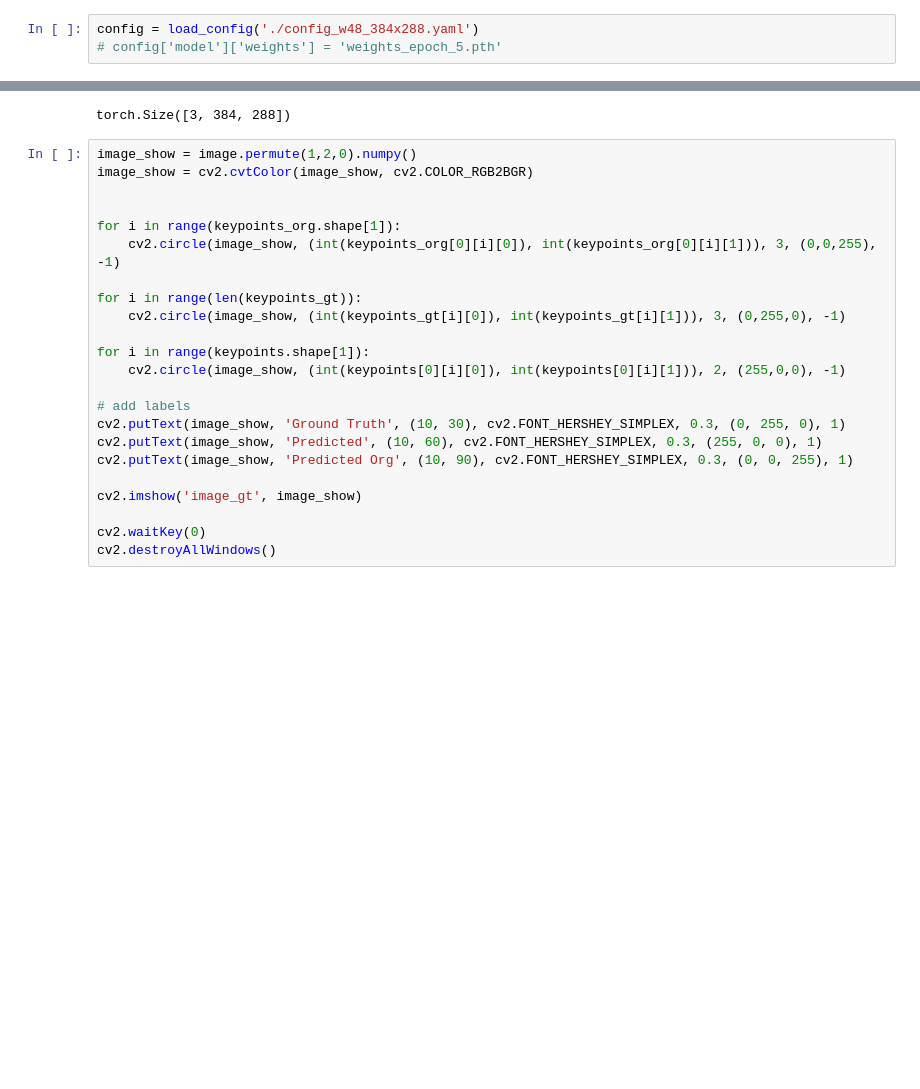
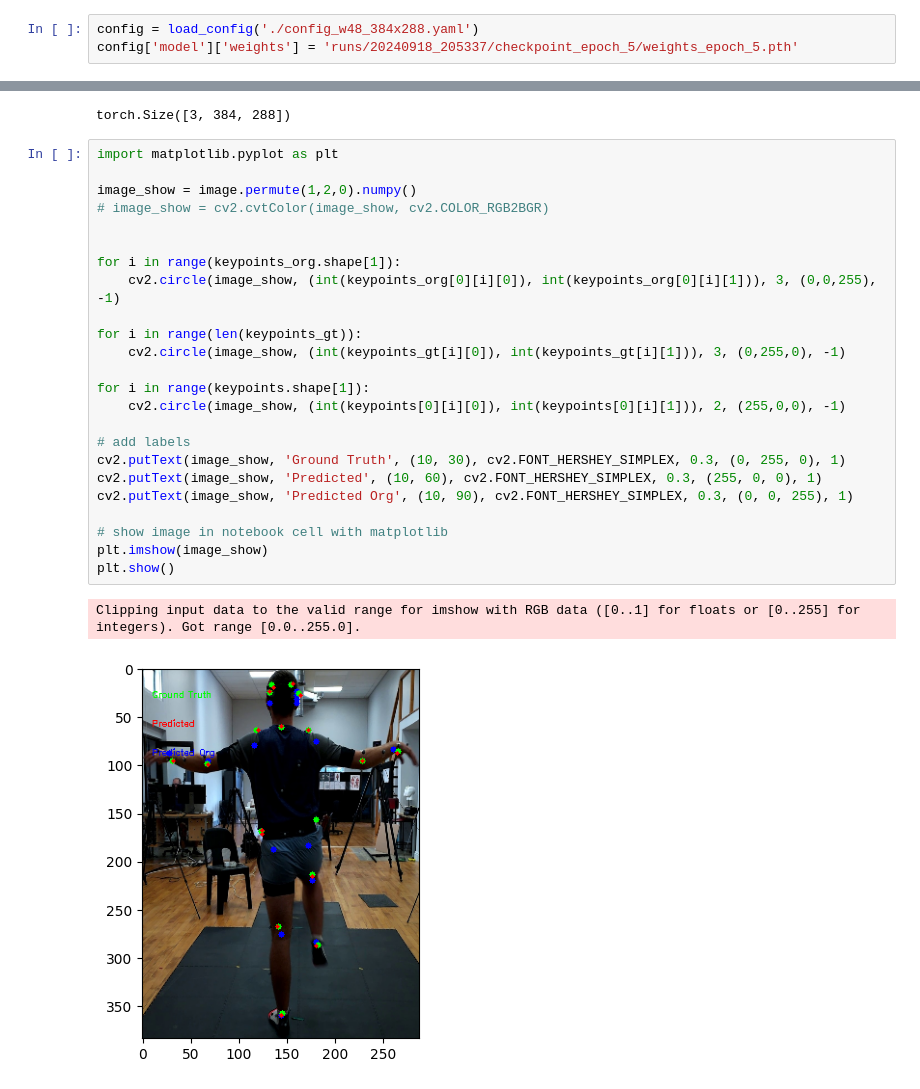
Before and after one commit to Rynhardf/research-project-2024, a Jupyter notebook: main.ipynb, the cells around one changed output, grey strips where cells are left out. Drawn from its saved outputs; the diff is of its cells as text; blank space fills up the shorter version.

```diff
--- a/main.ipynb
+++ b/main.ipynb
@@ -8,7 +8,7 @@ from dataset import PoseDataset
 import torch
 # %%
 config = load_config('./config_w48_384x288.yaml')
-# config['model']['weights'] = 'weights_epoch_5.pth'
+config['model']['weights'] = 'runs/20240918_205337/checkpoint_epoch_5/weights_epoch_5.pth'
 # %%
 dataset = PoseDataset(config["dataset"], config["dataset"]['val'])
 # get one sample from the dataset
@@ -37,25 +37,29 @@ print(image.shape)
 # %% [output]
 torch.Size([3, 384, 288])
 # %%
+import matplotlib.pyplot as plt
+
 image_show = image.permute(1,2,0).numpy()
-image_show = cv2.cvtColor(image_show, cv2.COLOR_RGB2BGR)
+# image_show = cv2.cvtColor(image_show, cv2.COLOR_RGB2BGR)
 
 
 for i in range(keypoints_org.shape[1]):
     cv2.circle(image_show, (int(keypoints_org[0][i][0]), int(keypoints_org[0][i][1])), 3, (0,0,255), -1)
 
 for i in range(len(keypoints_gt)):
     cv2.circle(image_show, (int(keypoints_gt[i][0]), int(keypoints_gt[i][1])), 3, (0,255,0), -1)
 
 for i in range(keypoints.shape[1]):
     cv2.circle(image_show, (int(keypoints[0][i][0]), int(keypoints[0][i][1])), 2, (255,0,0), -1)
 
 # add labels
 cv2.putText(image_show, 'Ground Truth', (10, 30), cv2.FONT_HERSHEY_SIMPLEX, 0.3, (0, 255, 0), 1)
 cv2.putText(image_show, 'Predicted', (10, 60), cv2.FONT_HERSHEY_SIMPLEX, 0.3, (255, 0, 0), 1)
 cv2.putText(image_show, 'Predicted Org', (10, 90), cv2.FONT_HERSHEY_SIMPLEX, 0.3, (0, 0, 255), 1)
 
-cv2.imshow('image_gt', image_show)
-
-cv2.waitKey(0)
-cv2.destroyAllWindows()
+# show image in notebook cell with matplotlib
+plt.imshow(image_show)
+plt.show()
+# %% [output]
+Clipping input data to the valid range for imshow with RGB data ([0..1] for floats or [0..255] for integers). Got range [0.0..255.0].
+[figure, added]
```
Also changed, not shown: 5 other files.
